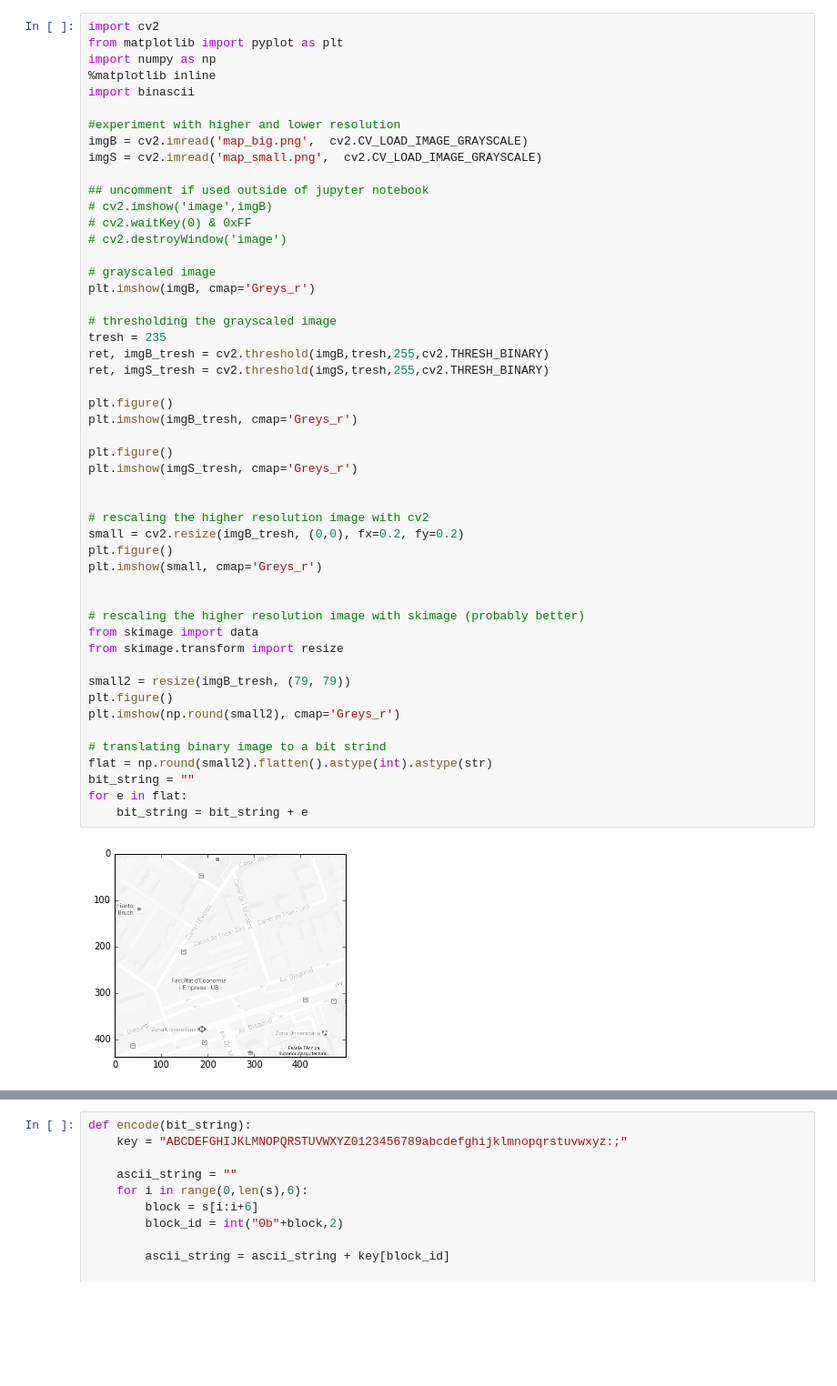
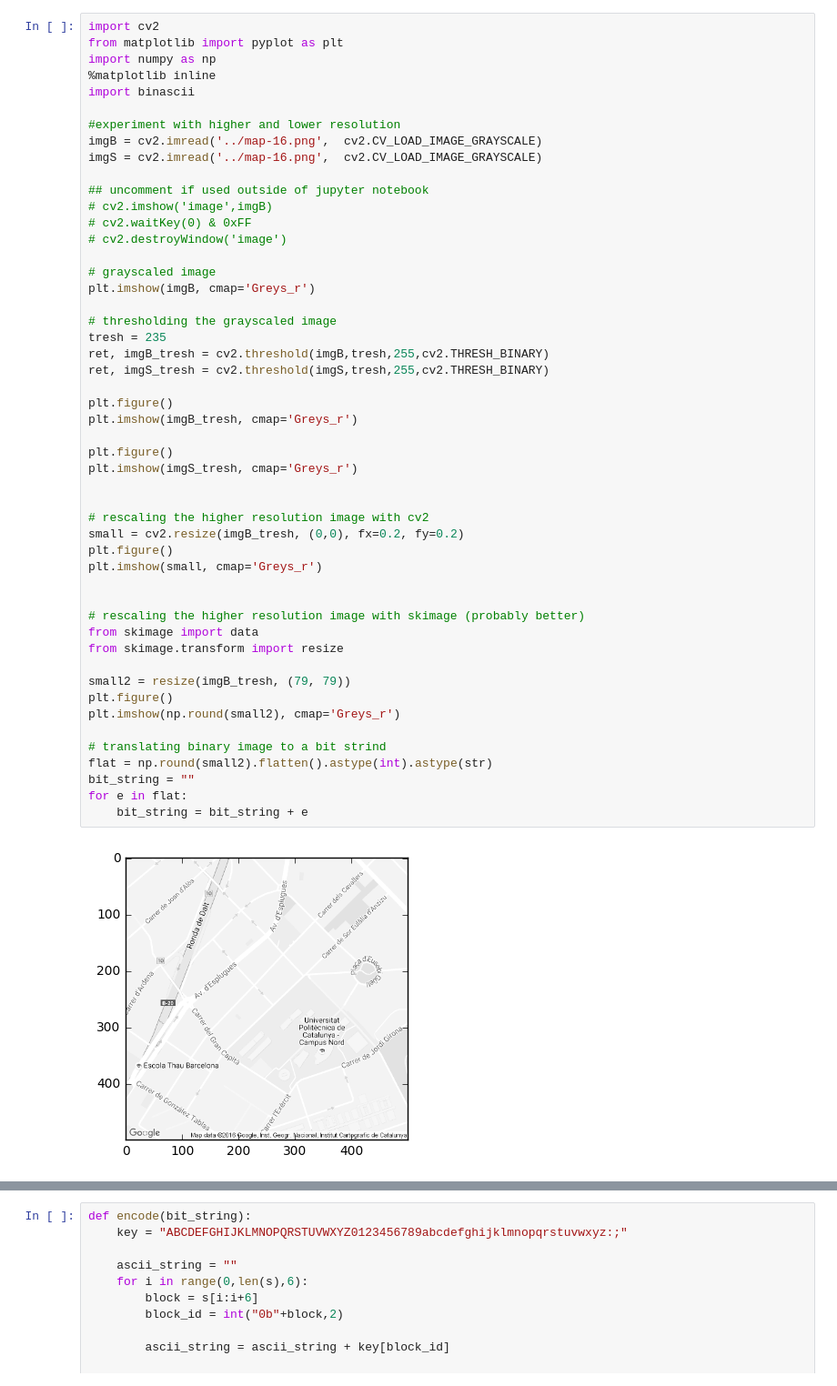
Before and after one commit to Dalimil/Skyscanner-Roundtrip, a Jupyter notebook: app/map_compression.ipynb, the cells around one changed output, grey strips where cells are left out. Shown at 91% size. Cells and saved outputs as stored; diff of their text form; blank space fills up the shorter version.

```diff
--- a/app/map_compression.ipynb
+++ b/app/map_compression.ipynb
@@ -6,8 +6,8 @@ import numpy as np
 import binascii
 
 #experiment with higher and lower resolution
-imgB = cv2.imread('map_big.png',  cv2.CV_LOAD_IMAGE_GRAYSCALE)
-imgS = cv2.imread('map_small.png',  cv2.CV_LOAD_IMAGE_GRAYSCALE)
+imgB = cv2.imread('../map-16.png',  cv2.CV_LOAD_IMAGE_GRAYSCALE)
+imgS = cv2.imread('../map-16.png',  cv2.CV_LOAD_IMAGE_GRAYSCALE)
 
 ## uncomment if used outside of jupyter notebook
 # cv2.imshow('image',imgB)
@@ -22,31 +22,31 @@ tresh = 235
 ret, imgB_tresh = cv2.threshold(imgB,tresh,255,cv2.THRESH_BINARY)
 ret, imgS_tresh = cv2.threshold(imgS,tresh,255,cv2.THRESH_BINARY)
 
 plt.figure()
 plt.imshow(imgB_tresh, cmap='Greys_r')
 
 plt.figure()
 plt.imshow(imgS_tresh, cmap='Greys_r')
 
 
 # rescaling the higher resolution image with cv2
 small = cv2.resize(imgB_tresh, (0,0), fx=0.2, fy=0.2)
 plt.figure()
 plt.imshow(small, cmap='Greys_r')
 
 
 # rescaling the higher resolution image with skimage (probably better)
 from skimage import data
 from skimage.transform import resize
 
 small2 = resize(imgB_tresh, (79, 79))
 plt.figure()
 plt.imshow(np.round(small2), cmap='Greys_r')
 
 # translating binary image to a bit strind
 flat = np.round(small2).flatten().astype(int).astype(str)
 bit_string = ""
 for e in flat:
     bit_string = bit_string + e
 # %% [output]
-[figure, old version]
+[figure, new version]
```
Also changed, not shown: parts of 1 cell of this notebook, 3 other files.
